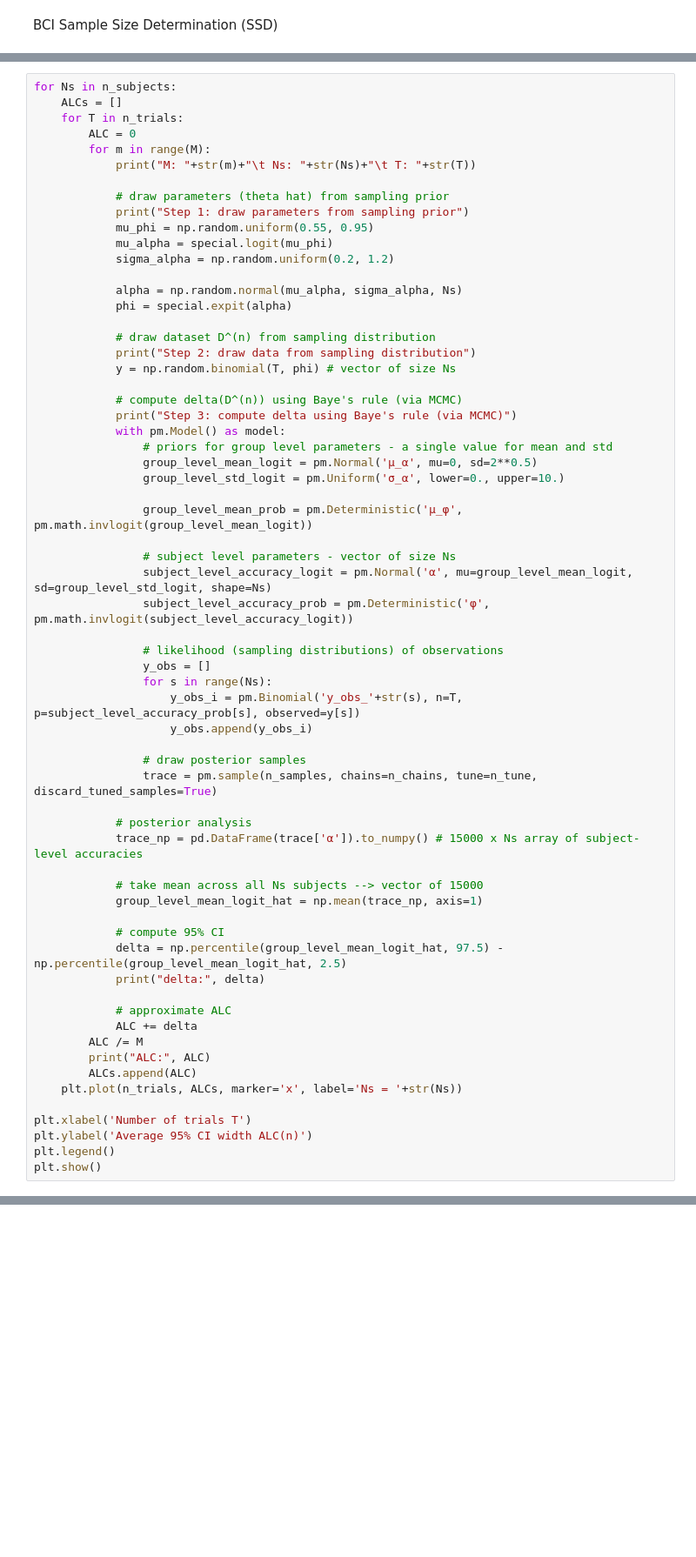
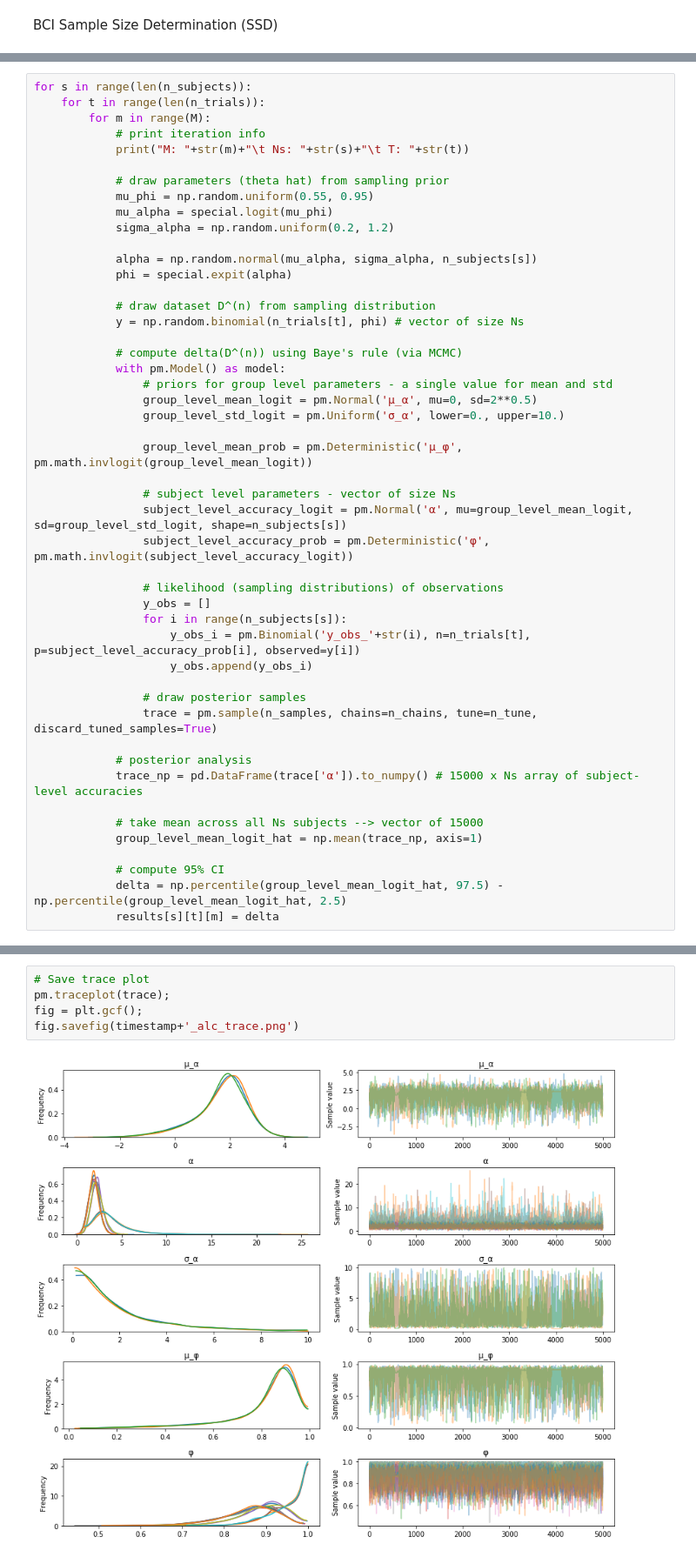
Before and after one commit to jason-leung/bci-ssd, a Jupyter notebook: bci_ssd.ipynb, the cells around one changed output, grey strips where cells are left out. Shown at 87% size. Saved outputs shown, nothing was run; the diff lists cells and outputs as text; blank space fills up the shorter version.

```diff
--- a/bci_ssd.ipynb
+++ b/bci_ssd.ipynb
@@ -22,26 +31,22 @@ n_tune = 500
 # %%
-for Ns in n_subjects:
-    ALCs = []
-    for T in n_trials:
-        ALC = 0
+for s in range(len(n_subjects)):
+    for t in range(len(n_trials)):
         for m in range(M):
-            print("M: "+str(m)+"\t Ns: "+str(Ns)+"\t T: "+str(T))
+            # print iteration info
+            print("M: "+str(m)+"\t Ns: "+str(s)+"\t T: "+str(t))
 
             # draw parameters (theta hat) from sampling prior
-            print("Step 1: draw parameters from sampling prior")
             mu_phi = np.random.uniform(0.55, 0.95)
             mu_alpha = special.logit(mu_phi)
             sigma_alpha = np.random.uniform(0.2, 1.2)
 
-            alpha = np.random.normal(mu_alpha, sigma_alpha, Ns)
+            alpha = np.random.normal(mu_alpha, sigma_alpha, n_subjects[s])
             phi = special.expit(alpha)
 
             # draw dataset D^(n) from sampling distribution
-            print("Step 2: draw data from sampling distribution")
-            y = np.random.binomial(T, phi) # vector of size Ns
+            y = np.random.binomial(n_trials[t], phi) # vector of size Ns
 
             # compute delta(D^(n)) using Baye's rule (via MCMC)
-            print("Step 3: compute delta using Baye's rule (via MCMC)")
             with pm.Model() as model:
                 # priors for group level parameters - a single value for mean and std
                 group_level_mean_logit = pm.Normal('μ_α', mu=0, sd=2**0.5)
@@ -50,13 +55,13 @@ for Ns in n_subjects:
                 group_level_mean_prob = pm.Deterministic('μ_φ', pm.math.invlogit(group_level_mean_logit))
 
                 # subject level parameters - vector of size Ns
-                subject_level_accuracy_logit = pm.Normal('α', mu=group_level_mean_logit, sd=group_level_std_logit, shape=Ns)
+                subject_level_accuracy_logit = pm.Normal('α', mu=group_level_mean_logit, sd=group_level_std_logit, shape=n_subjects[s])
                 subject_level_accuracy_prob = pm.Deterministic('φ', pm.math.invlogit(subject_level_accuracy_logit))
 
                 # likelihood (sampling distributions) of observations
                 y_obs = []
-                for s in range(Ns):
-                    y_obs_i = pm.Binomial('y_obs_'+str(s), n=T, p=subject_level_accuracy_prob[s], observed=y[s])
+                for i in range(n_subjects[s]):
+                    y_obs_i = pm.Binomial('y_obs_'+str(i), n=n_trials[t], p=subject_level_accuracy_prob[i], observed=y[i])
                     y_obs.append(y_obs_i)
 
                 # draw posterior samples
@@ -70,16 +75,4 @@ for Ns in n_subjects:
 
             # compute 95% CI
             delta = np.percentile(group_level_mean_logit_hat, 97.5) - np.percentile(group_level_mean_logit_hat, 2.5)
-            print("delta:", delta)
-
-            # approximate ALC
-            ALC += delta
-        ALC /= M
-        print("ALC:", ALC)
-        ALCs.append(ALC)
-    plt.plot(n_trials, ALCs, marker='x', label='Ns = '+str(Ns))
-
-plt.xlabel('Number of trials T')
-plt.ylabel('Average 95% CI width ALC(n)')
-plt.legend()
-plt.show()
+            results[s][t][m] = delta
@@ -87,0 +130,7 @@ pm.traceplot(trace);
+# %%
+# Save trace plot
+pm.traceplot(trace);
+fig = plt.gcf();
+fig.savefig(timestamp+'_alc_trace.png')
+# %% [output]
+[figure, added]
```
Also changed, not shown: parts of 6 cells of this notebook.
